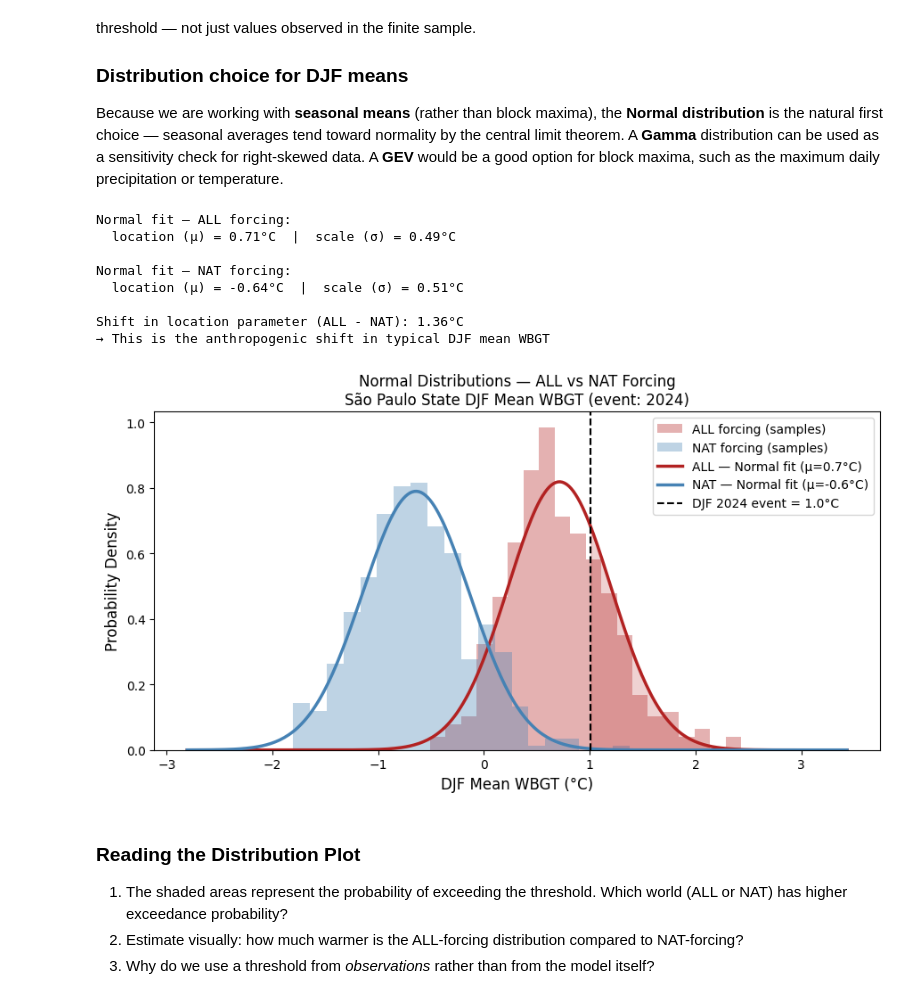
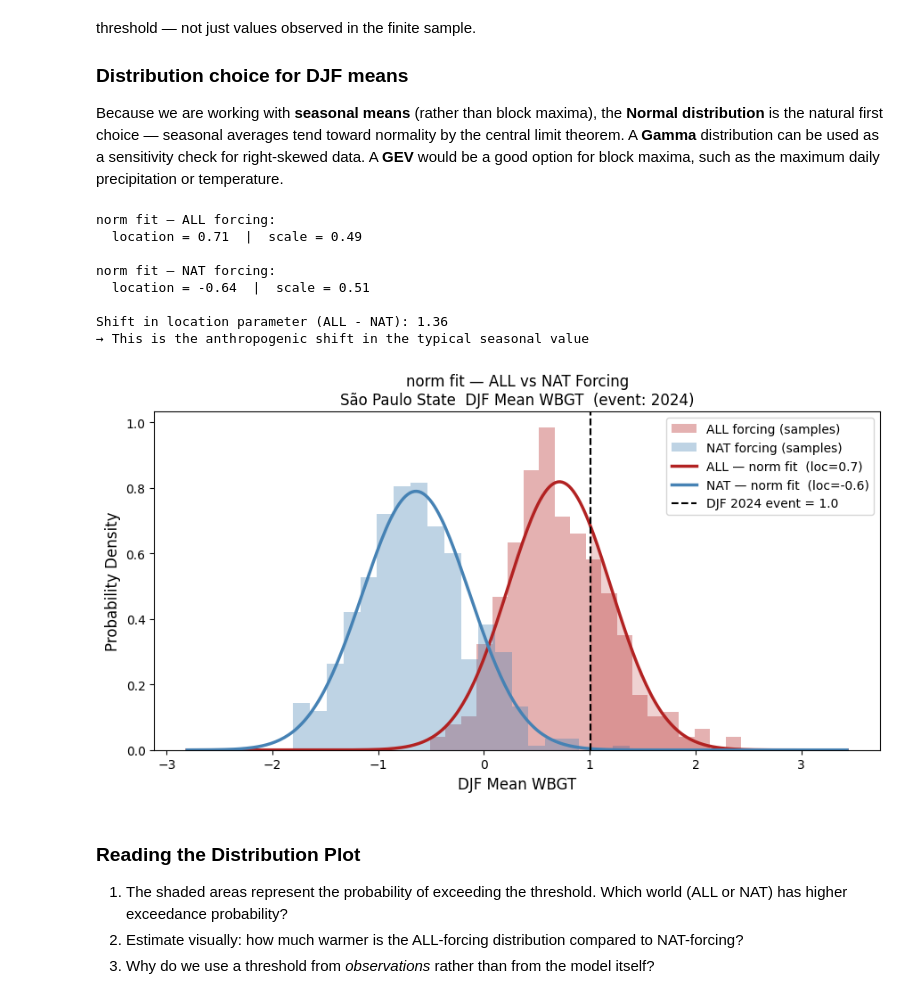
Before and after one commit to Attribution-and-Impacts-Workshops/cssp_summer_school, a Jupyter notebook: 02_WBGT_Attribution.ipynb, the cells around one changed output. Cells and saved outputs as stored; diff of their text form; code cells hidden in the pictures.

```diff
--- a/02_WBGT_Attribution.ipynb
+++ b/02_WBGT_Attribution.ipynb
@@ -239,3 +320,8 @@ Two plots from `climattr.exploratory` help answer this:
 
 1. **Time series** — the full observational record
 2. **Return period plot** — how often an event of this magnitude is expected to occur based on a fitted distribution
+# %%
+# ── Choose a distribution for fitting ──────────────────────────────────────────
+# fit_function is derived from the DISTRIBUTION variable set in the config cell.
+fit_function = getattr(stats, DISTRIBUTION)
+print(f"Distribution selected: {fit_function.name}")
@@ -276,9 +436,3 @@ We use two diagnostic plots provided by `climattr`:
 > - Histogram: Do the distribution peaks and spreads align?
 > - QQ plot: Do points fall close to the 1:1 diagonal? A systematic offset suggests an additive bias; a slope deviation suggests a scaling bias.
 > - Pay particular attention to the upper tail (high WBGT values) — this is where attribution is most sensitive.
-# %%
-# ── Choose a distribution for fitting ──────────────────────────────────────
-# We start with Normal for simplicity; see Section 4 for GEV.
-fit_function = stats.norm
-
-print("Distribution selected:", fit_function.name)
@@ -383,65 +535,71 @@ Attribution analysis requires fitting a probability distribution to the data so
 Because we are working with **seasonal means** (rather than block maxima), the **Normal distribution** is the natural first choice — seasonal averages tend toward normality by the central limit theorem. A **Gamma** distribution can be used as a sensitivity check for right-skewed data.
 A **GEV** would be a good option for block maxima, such as the maximum daily precipitation or temperature.
 # %%
-# ── Fit Normal distributions to ALL and NAT ensembles ──────────────────────
-params_all = stats.norm.fit(all_djf.values)
-params_nat = stats.norm.fit(nat_djf.values)
+# ── Fit distributions to ALL and NAT ensembles ───────────────────────────────────
+params_all = fit_function.fit(all_djf.values)
+params_nat = fit_function.fit(nat_djf.values)
 
-loc_all, scale_all = params_all
-loc_nat, scale_nat = params_nat
+# loc and scale are always the last two parameters in scipy distributions;
+# shape parameters (if any, e.g. GEV) come first.
+loc_all, scale_all = params_all[-2], params_all[-1]
+loc_nat, scale_nat = params_nat[-2], params_nat[-1]
 
-print("Normal fit — ALL forcing:")
-print(f"  location (μ) = {loc_all:.2f}°C  |  scale (σ) = {scale_all:.2f}°C")
+print(f"{fit_function.name} fit — ALL forcing:")
+print(f"  location = {loc_all:.2f}  |  scale = {scale_all:.2f}")
 print()
-print("Normal fit — NAT forcing:")
-print(f"  location (μ) = {loc_nat:.2f}°C  |  scale (σ) = {scale_nat:.2f}°C")
+print(f"{fit_function.name} fit — NAT forcing:")
+print(f"  location = {loc_nat:.2f}  |  scale = {scale_nat:.2f}")
 print()
-print(f"Shift in location parameter (ALL - NAT): {loc_all - loc_nat:.2f}°C")
-print("→ This is the anthropogenic shift in typical DJF mean WBGT")
+print(f"Shift in location parameter (ALL - NAT): {loc_all - loc_nat:.2f}")
+print("→ This is the anthropogenic shift in the typical seasonal value")
 # %% [output]
-Normal fit — ALL forcing:
-  location (μ) = 0.71°C  |  scale (σ) = 0.49°C
+norm fit — ALL forcing:
+  location = 0.71  |  scale = 0.49
 
-Normal fit — NAT forcing:
-  location (μ) = -0.64°C  |  scale (σ) = 0.51°C
+norm fit — NAT forcing:
+  location = -0.64  |  scale = 0.51
 
-Shift in location parameter (ALL - NAT): 1.36°C
-→ This is the anthropogenic shift in typical DJF mean WBGT
+Shift in location parameter (ALL - NAT): 1.36
+→ This is the anthropogenic shift in the typical seasonal value
 # %%
-# ── Visualise fitted distributions ─────────────────────────────────────────
+# ── Visualise fitted distributions ───────────────────────────────────────────────
 x = np.linspace(
     min(all_djf.values.min(), nat_djf.values.min()) - 1,
     max(all_djf.values.max(), nat_djf.values.max()) + 1,
     300
 )
 
 fig, ax = plt.subplots(figsize=(9, 5))
 
 ax.hist(all_djf.values, bins=20, alpha=0.35, color='firebrick',
         density=True, label='ALL forcing (samples)')
 ax.hist(nat_djf.values, bins=20, alpha=0.35, color='steelblue',
         density=True, label='NAT forcing (samples)')
 
-ax.plot(x, stats.norm.pdf(x, *params_all), color='firebrick', lw=2.5,
-        label=f'ALL — Normal fit (μ={loc_all:.1f}°C)')
-ax.plot(x, stats.norm.pdf(x, *params_nat), color='steelblue', lw=2.5,
-        label=f'NAT — Normal fit (μ={loc_nat:.1f}°C)')
+ax.plot(x, fit_function.pdf(x, *params_all), color='firebrick', lw=2.5,
+        label=f'ALL — {fit_function.name} fit  (loc={loc_all:.1f})')
+ax.plot(x, fit_function.pdf(x, *params_nat), color='steelblue', lw=2.5,
+        label=f'NAT — {fit_function.name} fit  (loc={loc_nat:.1f})')
 
 ax.axvline(threshold, color='black', linestyle='--', lw=1.5,
-           label=f'DJF {EVENT_YEAR} event = {threshold:.1f}°C')
+           label=f'{SEASON_LABEL} {EVENT_YEAR} event = {threshold:.1f}')
 
 x_exc = x[x >= threshold]
-ax.fill_between(x_exc, stats.norm.pdf(x_exc, *params_all), alpha=0.2, color='firebrick')
-ax.fill_between(x_exc, stats.norm.pdf(x_exc, *params_nat), alpha=0.2, color='steelblue')
+ax.fill_between(x_exc, fit_function.pdf(x_exc, *params_all), alpha=0.2, color='firebrick')
+ax.fill_between(x_exc, fit_function.pdf(x_exc, *params_nat), alpha=0.2, color='steelblue')
 
-ax.set_xlabel('DJF Mean WBGT (°C)', fontsize=12)
+ax.set_xlabel(f'{SEASON_LABEL} {TEMPORAL_AGG.capitalize()} {VAR_LABEL}', fontsize=12)
 ax.set_ylabel('Probability Density', fontsize=12)
-ax.set_title(f'Normal Distributions — ALL vs NAT Forcing\nSão Paulo State DJF Mean WBGT (event: {EVENT_YEAR})', fontsize=12)
+ax.set_title(
+    f'{fit_function.name} fit — ALL vs NAT Forcing\n'
+    f'{REGION_NAME}  {SEASON_LABEL} {TEMPORAL_AGG.capitalize()} {VAR_LABEL}  (event: {EVENT_YEAR})',
+    fontsize=12
+)
 ax.legend(fontsize=10)
 plt.tight_layout()
 plt.show()
 # %% [output]
-[figure, old version]
+[figure, new version]
 # %% [markdown]
 ### Reading the Distribution Plot
 
```
Also changed, not shown: parts of 17 cells of this notebook.
